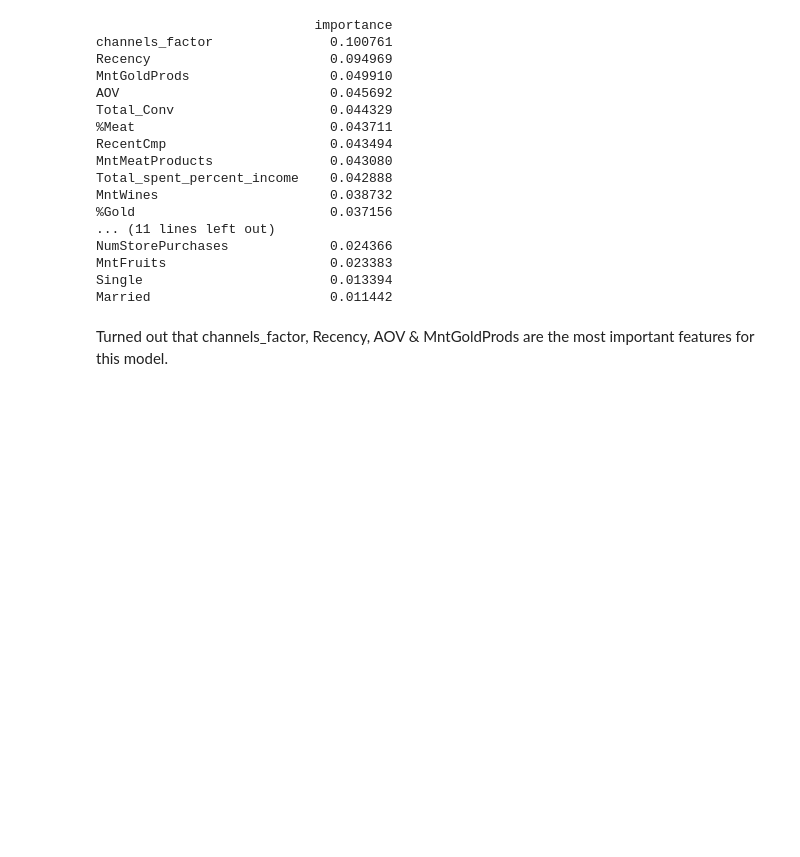
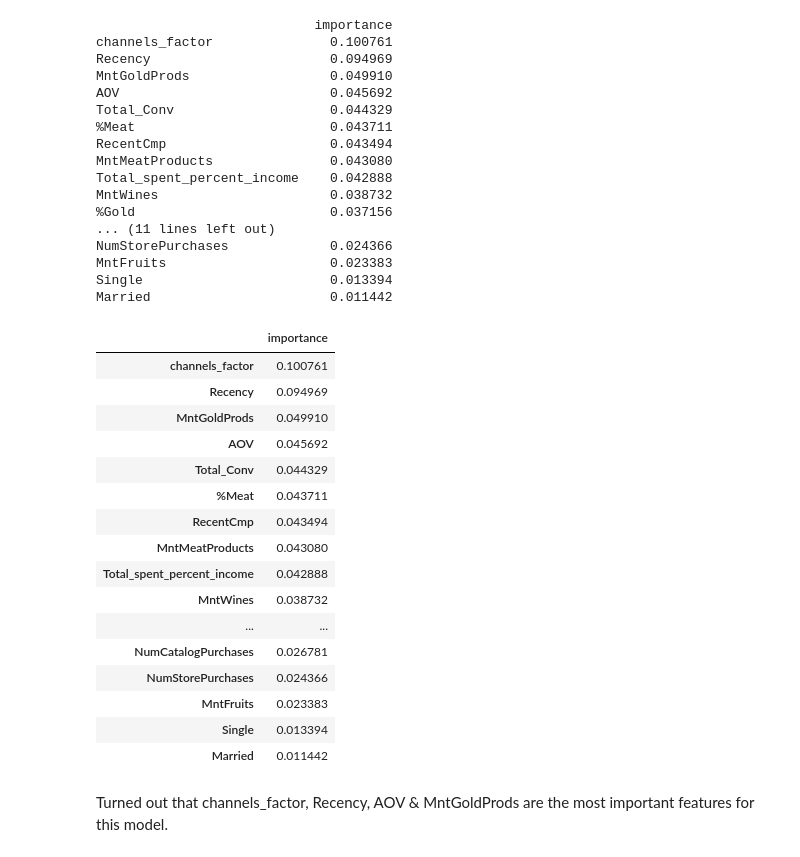
Before and after one commit to augustomolke/CaseIfoodData, a Jupyter notebook: Modelo.ipynb, the cells around one changed output. Saved outputs shown, nothing was run; the diff lists cells and outputs as text; code cells hidden in the pictures; blank space fills up the shorter version.

```diff
--- a/Modelo.ipynb
+++ b/Modelo.ipynb
@@ -357,6 +365,26 @@ NumStorePurchases             0.024366
 MntFruits                     0.023383
 Single                        0.013394
 Married                       0.011442
+# %%
+feature_importances
+# %% [output]
+|  | importance |
+| channels_factor | 0.100761 |
+| Recency | 0.094969 |
+| MntGoldProds | 0.049910 |
+| AOV | 0.045692 |
+| Total_Conv | 0.044329 |
+| %Meat | 0.043711 |
+| RecentCmp | 0.043494 |
+| MntMeatProducts | 0.043080 |
+| Total_spent_percent_income | 0.042888 |
+| MntWines | 0.038732 |
+| ... | ... |
+| NumCatalogPurchases | 0.026781 |
+| NumStorePurchases | 0.024366 |
+| MntFruits | 0.023383 |
+| Single | 0.013394 |
+| Married | 0.011442 |
 # %% [markdown]
 Turned out that channels_factor, Recency, AOV & MntGoldProds are the most important features for this model.
 # %% [markdown]
```
Also changed, not shown: parts of 4 cells of this notebook.
